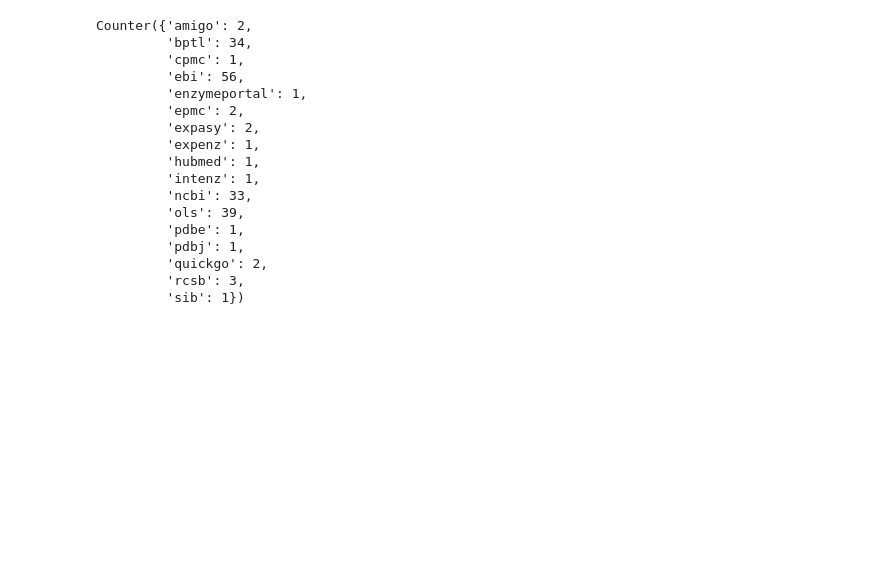
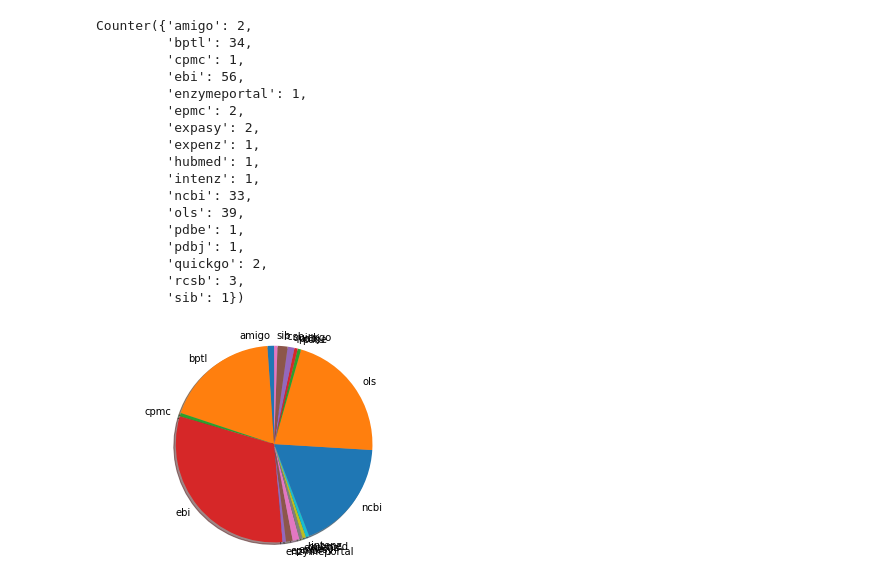
Before and after one commit to identifiers-org/experimental-mining, a Jupyter notebook: notebooks/resolver_metadata_report.ipynb, the cells around one changed output. Saved outputs shown, nothing was run; the diff lists cells and outputs as text; code cells hidden in the pictures; blank space fills up the shorter version.

```diff
--- a/notebooks/resolver_metadata_report.ipynb
+++ b/notebooks/resolver_metadata_report.ipynb
@@ -135,0 +139,10 @@ Counter({'amigo': 2,
+# %%
+labels = sorted(resource_prefixes_distribution.keys())
+values = [resource_prefixes_distribution.get(key) for key in labels]
+# %%
+fig1, ax1 = plt.subplots()
+ax1.pie(values, labels=labels, shadow=True, startangle=90)
+ax1.axis('equal')
+plt.show()
+# %% [output]
+[figure, added]
```
Also changed, not shown: parts of 2 cells of this notebook.
